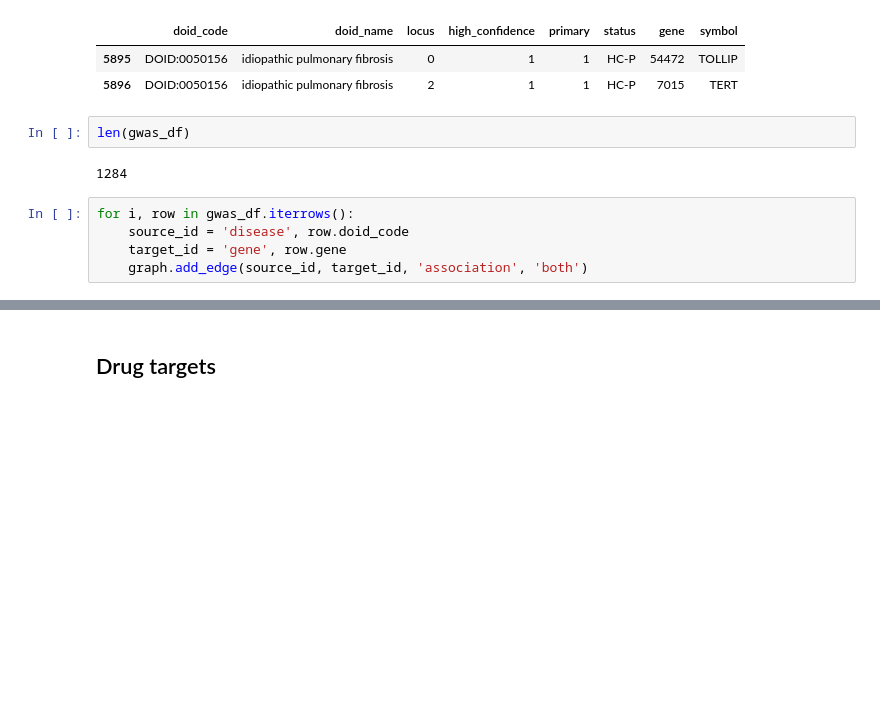
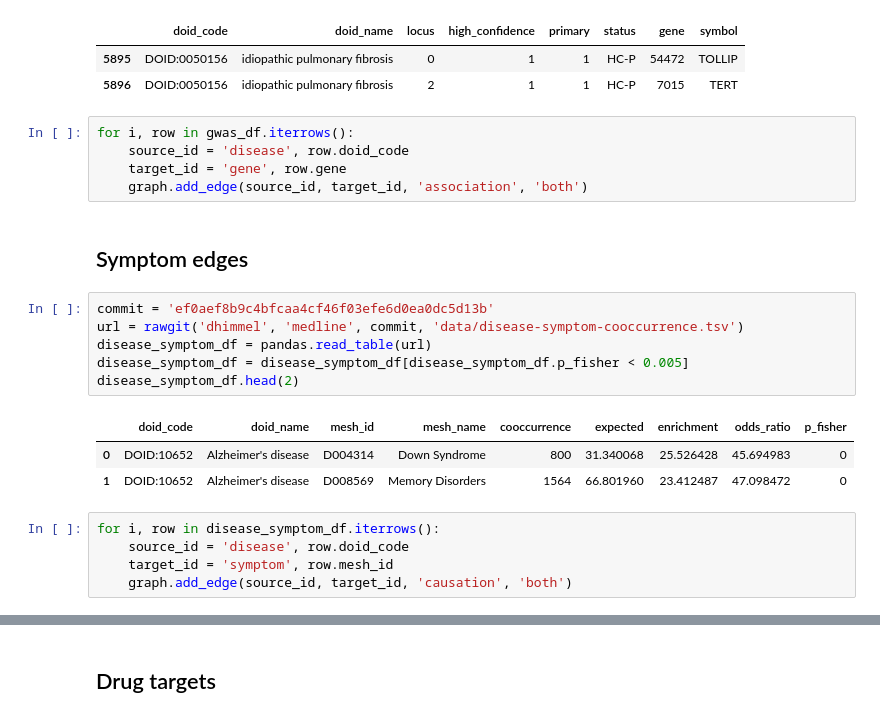
Before and after one commit to dhimmel/integrate, a Jupyter notebook: integrate.ipynb, the cells around one changed output, grey strips where cells are left out. Saved outputs shown, nothing was run; the diff lists cells and outputs as text; blank space fills up the shorter version.

```diff
--- a/integrate.ipynb
+++ b/integrate.ipynb
@@ -124,12 +137,25 @@ gwas_df.tail(2)
 |  | doid_code | doid_name | locus | high_confidence | primary | status | gene | symbol |
 | 5895 | DOID:0050156 | idiopathic pulmonary fibrosis | 0 | 1 | 1 | HC-P | 54472 | TOLLIP |
 | 5896 | DOID:0050156 | idiopathic pulmonary fibrosis | 2 | 1 | 1 | HC-P | 7015 | TERT |
-# %%
-len(gwas_df)
-# %% [output]
-1284
 # %%
 for i, row in gwas_df.iterrows():
     source_id = 'disease', row.doid_code
     target_id = 'gene', row.gene
     graph.add_edge(source_id, target_id, 'association', 'both')
+# %% [markdown]
+## Symptom edges
+# %%
+commit = 'ef0aef8b9c4bfcaa4cf46f03efe6d0ea0dc5d13b'
+url = rawgit('dhimmel', 'medline', commit, 'data/disease-symptom-cooccurrence.tsv')
+disease_symptom_df = pandas.read_table(url)
+disease_symptom_df = disease_symptom_df[disease_symptom_df.p_fisher < 0.005]
+disease_symptom_df.head(2)
+# %% [output]
+|  | doid_code | doid_name | mesh_id | mesh_name | cooccurrence | expected | enrichment | odds_ratio | p_fisher |
+| 0 | DOID:10652 | Alzheimer's disease | D004314 | Down Syndrome | 800 | 31.340068 | 25.526428 | 45.694983 | 0 |
+| 1 | DOID:10652 | Alzheimer's disease | D008569 | Memory Disorders | 1564 | 66.801960 | 23.412487 | 47.098472 | 0 |
+# %%
+for i, row in disease_symptom_df.iterrows():
+    source_id = 'disease', row.doid_code
+    target_id = 'symptom', row.mesh_id
+    graph.add_edge(source_id, target_id, 'causation', 'both')
```
Also changed, not shown: parts of 20 cells of this notebook.
